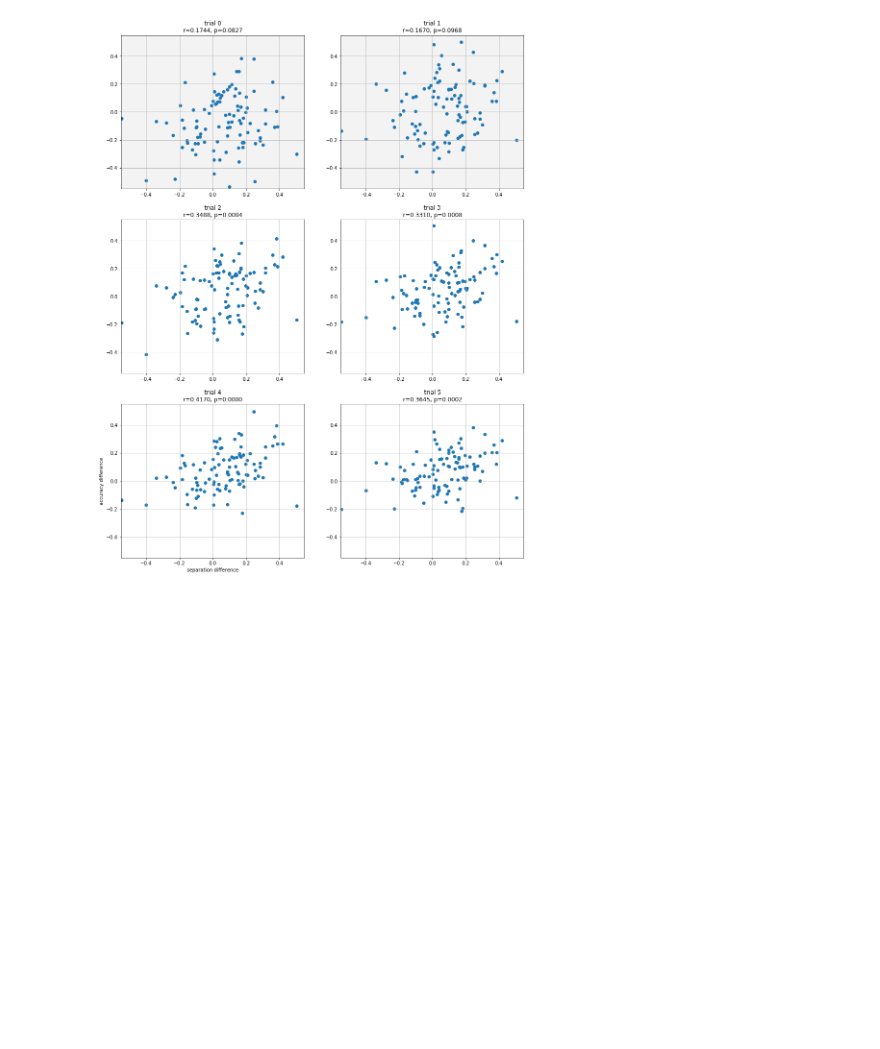
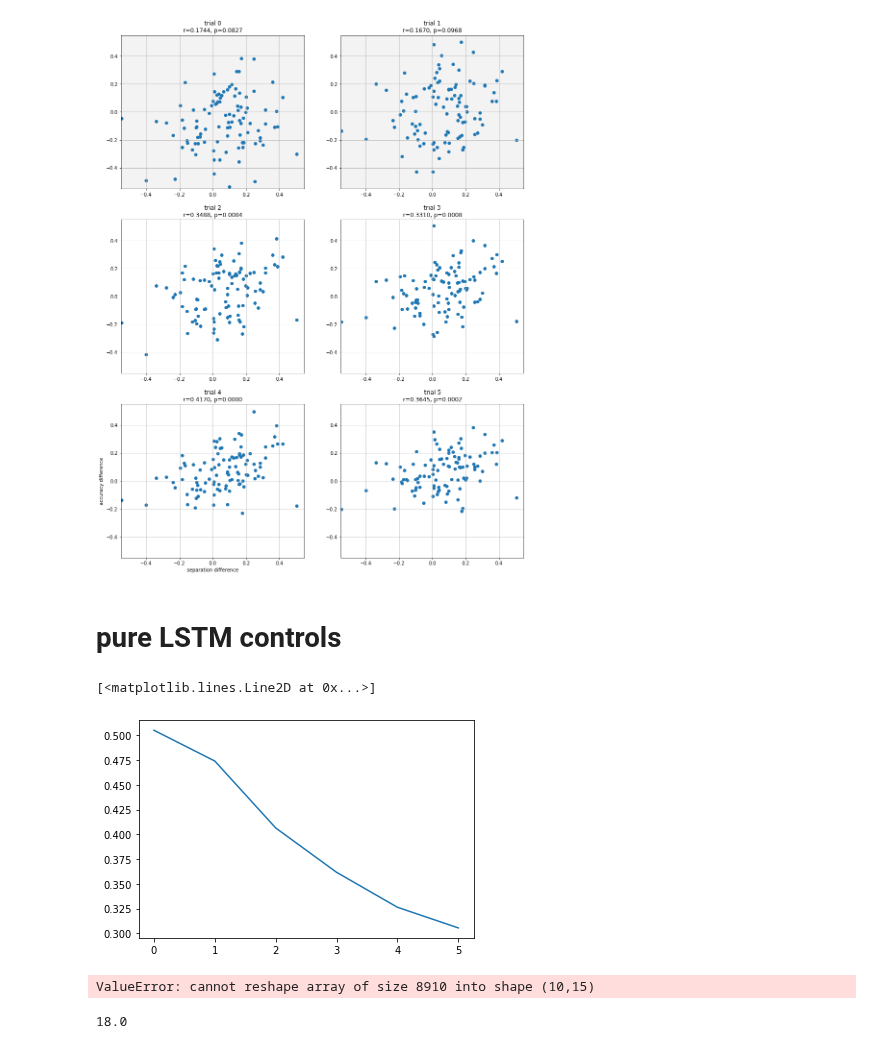
Before and after one commit to andrebeu/PM, a Jupyter notebook: buckets N100 - coglunch19.ipynb, the cells around one changed output. Saved outputs shown, nothing was run; the diff lists cells and outputs as text; code cells hidden in the pictures; blank space fills up the shorter version.

Commit message:
dual_lstms_sweep1

```diff
--- a/buckets N100 - coglunch19.ipynb
+++ b/buckets N100 - coglunch19.ipynb
@@ -301,3 +302,5 @@ axarr[4].set_ylabel('accuracy difference')
 # %% [output]
 Text(0, 0.5, 'accuracy difference')
 [figure]
+# %% [markdown]
+# pure LSTM controls
@@ -303,0 +346,19 @@ Text(0, 0.5, 'accuracy difference')
+# %%
+''' load acc '''
+fpath = 'model_data/buckets_eval_data_N100/ntrials_%i-seqlen_%i-pure_lstm'%(ntrials,seqlen)
+acc = np.load(fpath+'-acc.npy')[0]
+acc = acc.reshape(nnets,ntrials,10+seqlen)[:,:,10:]
+# %%
+
+plt.plot(acc.mean((0,2)))
+# %% [output]
+[<matplotlib.lines.Line2D at 0x...>]
+[figure, added]
+# %%
+acc.reshape(nnets,seqlen+10).shape
+# %% [output]
+ValueError: cannot reshape array of size 8910 into shape (10,15)
+# %%
+90/5
+# %% [output]
+18.0
```
Also changed, not shown: parts of 8 cells of this notebook, 3 other files.
